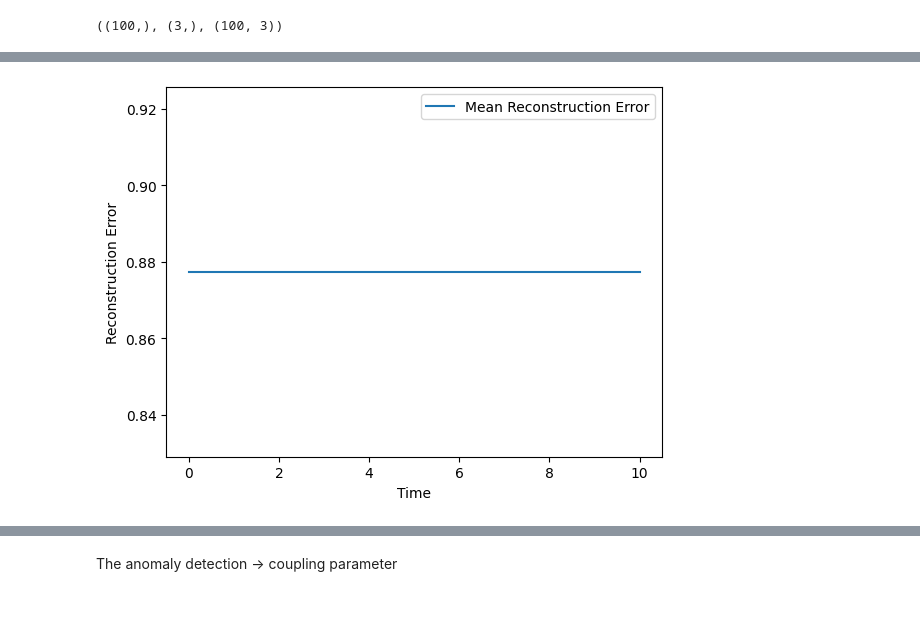
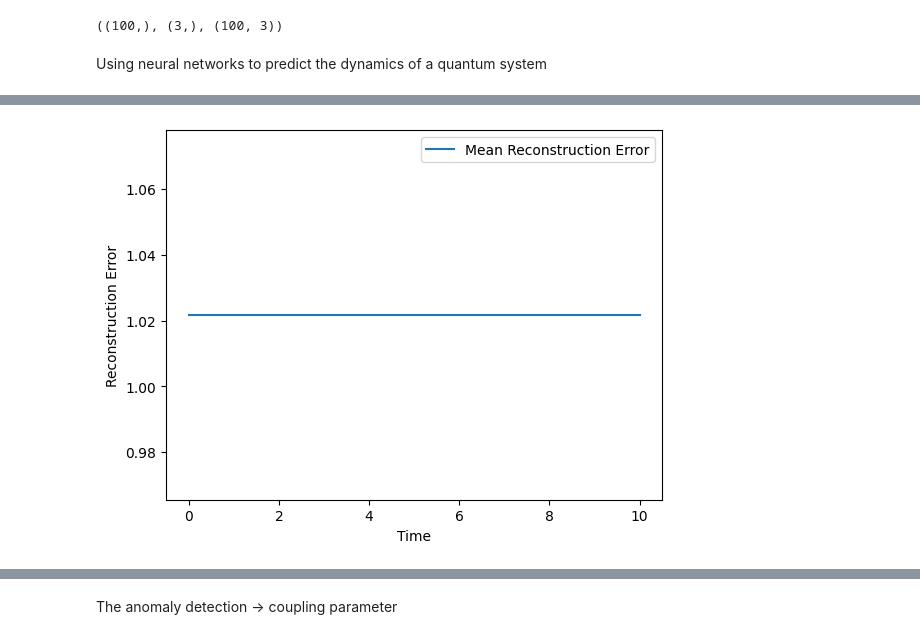
Before and after one commit to isadays/SystemSecurity, a Jupyter notebook: AnomalyDetectionSuperQubits/Supercond.ipynb, the cells around one changed output, grey strips where cells are left out. Saved outputs shown, nothing was run; the diff lists cells and outputs as text; code cells hidden in the pictures; blank space fills up the shorter version.

```diff
--- a/AnomalyDetectionSuperQubits/Supercond.ipynb
+++ b/AnomalyDetectionSuperQubits/Supercond.ipynb
@@ -50,6 +50,8 @@ plt.show()
 tlist.shape, reconstruction_error.shape, reconstructed_data.shape
 # %% [output]
 ((100,), (3,), (100, 3))
+# %% [markdown]
+Using neural networks to predict the dynamics of a quantum system
 # %%
 import numpy as np
 import matplotlib.pyplot as plt
@@ -57,7 +59,7 @@ from qutip import *
 from sklearn.model_selection import train_test_split
 from sklearn.preprocessing import StandardScaler
 from tensorflow.keras.models import Model, Sequential
-from tensorflow.keras.layers import Input, Dense
+from tensorflow.keras.layers import Input, Dense, Dropout
 
 # Time evolution simulation
 tlist = np.linspace(0, 10, 100)
@@ -75,17 +77,22 @@ X_train, X_test = train_test_split(data_standardized, test_size=0.2, random_stat
 
 # Build an autoencoder model
 input_dim = X_train.shape[1]
+# Create the model
 model = Sequential([
     Dense(32, activation='relu', input_dim=input_dim),
+    Dropout(0.2),  # Add dropout with 20% dropout rate
     Dense(4, activation='relu'),
+    Dropout(0.2),  # Add dropout with 20% dropout rate
     Dense(8, activation='relu'),
+    Dropout(0.2),  # Add dropout with 20% dropout rate
     Dense(input_dim, activation='tanh')
 ])
 
+# Compile the model
 model.compile(optimizer='adam', loss='mse')
 
 # Train the autoencoder on the normal behavior (training set)
-model.fit(X_train, X_train, epochs=100, batch_size=16, shuffle=True, validation_data=(X_test, X_test))
+model.fit(X_train, X_train, epochs=100, batch_size=32, shuffle=True, validation_data=(X_test, X_test))
 
 # Reshape the input data for prediction
 data_standardized_reshaped = data_standardized.T.reshape(-1, len(tlist))
@@ -128 +135 @@ Epoch 100/100
-[figure, old version]
+[figure, new version]
```
Also changed, not shown: parts of 9 cells of this notebook.
